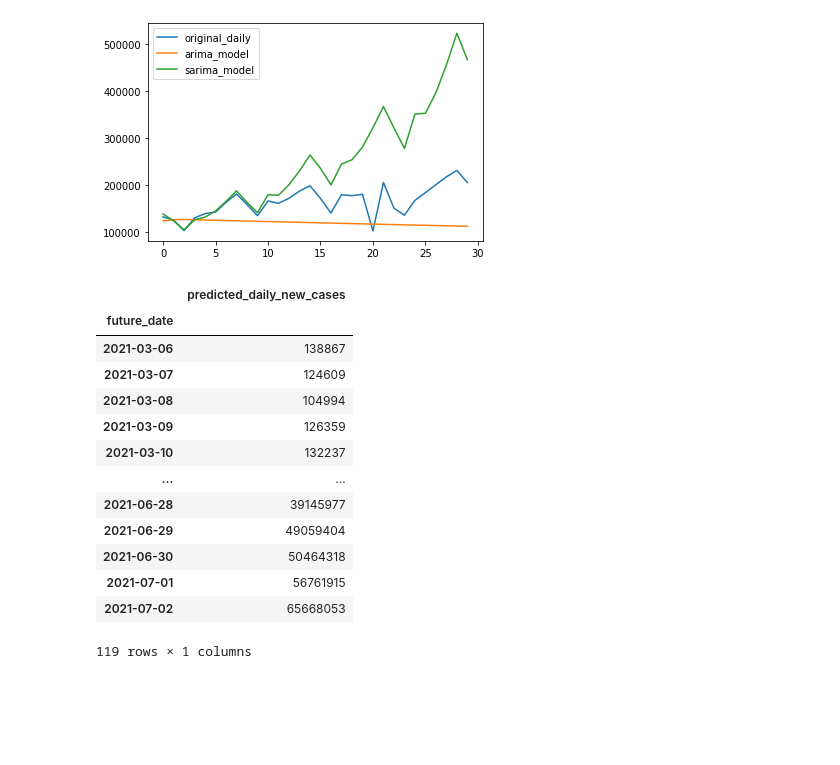
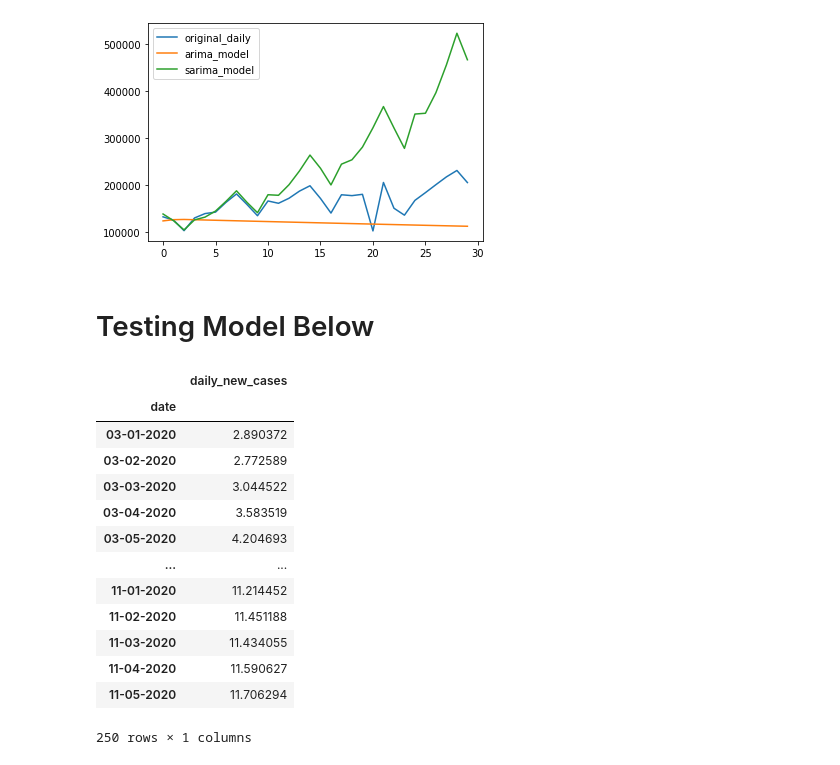
Before and after one commit to CCom20/covid-ml-application, a Jupyter notebook: notebooks/machine_learning_sandbox.ipynb, the cells around one changed output. Saved outputs shown, nothing was run; the diff lists cells and outputs as text; code cells hidden in the pictures; blank space fills up the shorter version.

```diff
--- a/notebooks/machine_learning_sandbox.ipynb
+++ b/notebooks/machine_learning_sandbox.ipynb
@@ -464,17 +461,19 @@ predictions_df.set_index("future_date", inplace=True)
-# %%
-predictions_df
-# %% [output]
-|  | predicted_daily_new_cases |
-| future_date |  |
-| 2021-03-06 | 138867 |
-| 2021-03-07 | 124609 |
-| 2021-03-08 | 104994 |
-| 2021-03-09 | 126359 |
-| 2021-03-10 | 132237 |
-| ... | ... |
-| 2021-06-28 | 39145977 |
-| 2021-06-29 | 49059404 |
-| 2021-06-30 | 50464318 |
-| 2021-07-01 | 56761915 |
-| 2021-07-02 | 65668053 |
-119 rows × 1 columns
+# %% [markdown]
+# Testing Model Below
+# %%
+training
+# %% [output]
+|  | daily_new_cases |
+| date |  |
+| 03-01-2020 | 2.890372 |
+| 03-02-2020 | 2.772589 |
+| 03-03-2020 | 3.044522 |
+| 03-04-2020 | 3.583519 |
+| 03-05-2020 | 4.204693 |
+| ... | ... |
+| 11-01-2020 | 11.214452 |
+| 11-02-2020 | 11.451188 |
+| 11-03-2020 | 11.434055 |
+| 11-04-2020 | 11.590627 |
+| 11-05-2020 | 11.706294 |
+250 rows × 1 columns
```
Also changed, not shown: parts of 34 cells of this notebook, 5 other files.
